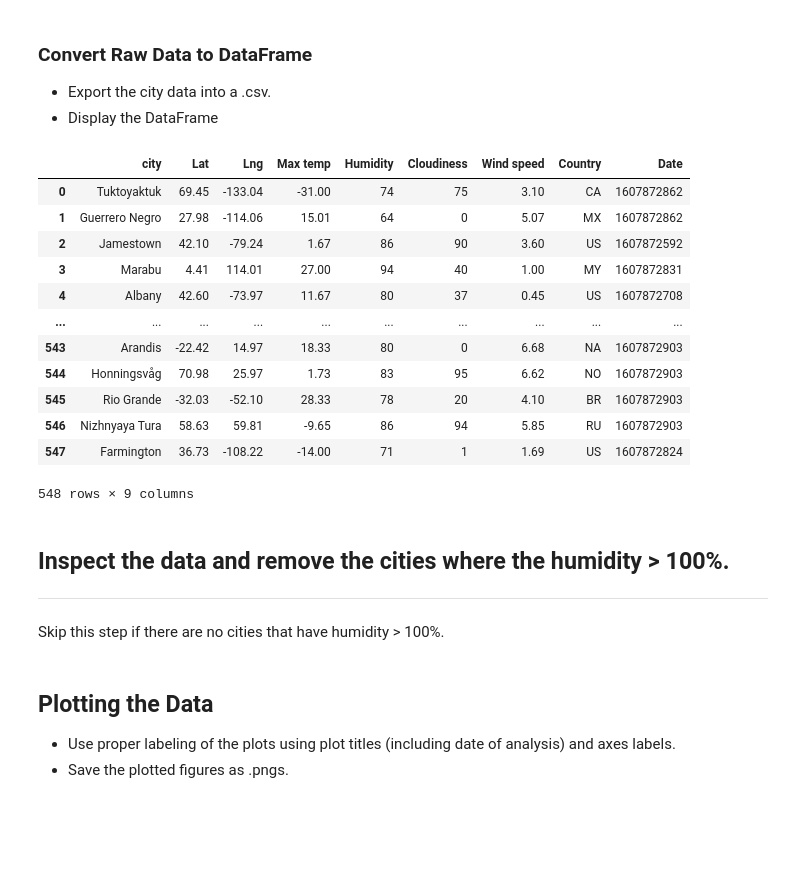
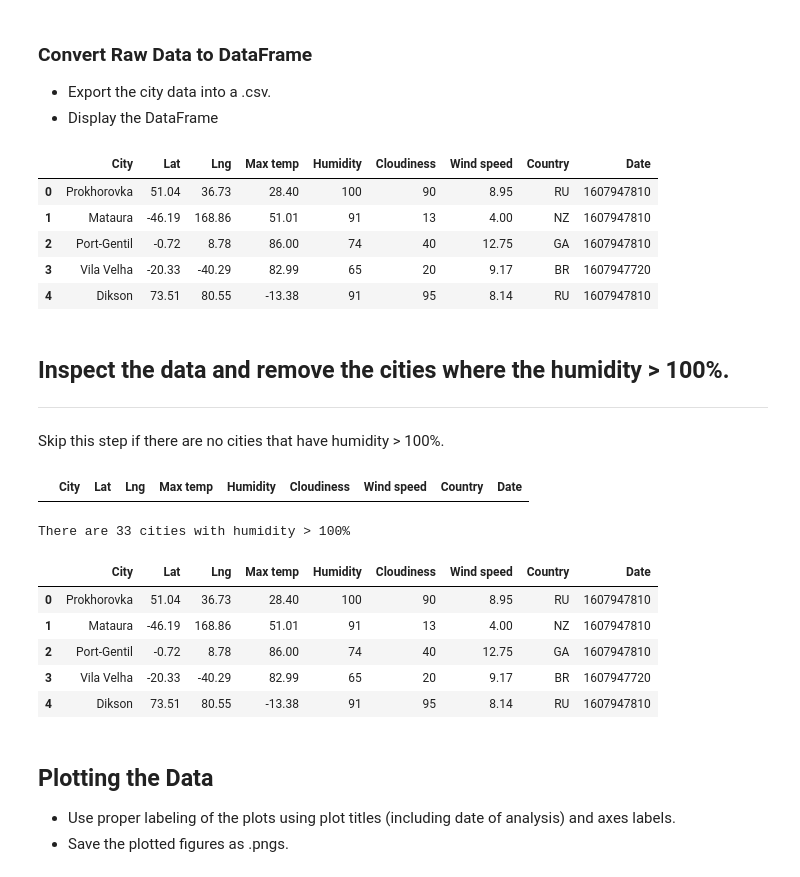
Before and after one commit to skunnath2020/python-api-challenge, a Jupyter notebook: WeatherPy/WeatherPy.ipynb, the cells around one changed output. Cells and saved outputs as stored; diff of their text form; code cells hidden in the pictures; blank space fills up the shorter version.

```diff
--- a/WeatherPy/WeatherPy.ipynb
+++ b/WeatherPy/WeatherPy.ipynb
@@ -14,10 +14,9 @@ from api_keys import weather_api_key
 from citipy import citipy
 
 # Output File (CSV)
-output_data_file = "..output_data/cities.csv"
+output_data_file = "../output_data/cities.csv"
 
 
 # Range of latitudes and longitudes
 lat_range = (-90, 90)
 lng_range = (-180, 180)
-weather_api_key
@@ -108,7 +105,7 @@ Processing Record 630: Svobodnyy
 Processing Record 631: Jacareacanga
 # %%
 weather_dict = {
-    "city": name,
+    "City": name,
     "Lat": lat,
     "Lng" : lng,
     "Max temp": max_temp,
@@ -125,33 +122,44 @@ weather_dict = {
 # %%
 # city="grand gaube"
 # unit="metric"
 # query_url = f"{url}appid={weather_api_key}&units={unit}&q="
 # test = response=requests.get(query_url + city).json()
 weather_data = pd.DataFrame(weather_dict)
-weather_data
+weather_data.to_csv(output_data_file)
+weather_data.head()
 # %% [output]
-|  | city | Lat | Lng | Max temp | Humidity | Cloudiness | Wind speed | Country | Date |
-| 0 | Tuktoyaktuk | 69.45 | -133.04 | -31.00 | 74 | 75 | 3.10 | CA | 1607872862 |
-| 1 | Guerrero Negro | 27.98 | -114.06 | 15.01 | 64 | 0 | 5.07 | MX | 1607872862 |
-| 2 | Jamestown | 42.10 | -79.24 | 1.67 | 86 | 90 | 3.60 | US | 1607872592 |
-| 3 | Marabu | 4.41 | 114.01 | 27.00 | 94 | 40 | 1.00 | MY | 1607872831 |
-| 4 | Albany | 42.60 | -73.97 | 11.67 | 80 | 37 | 0.45 | US | 1607872708 |
-| ... | ... | ... | ... | ... | ... | ... | ... | ... | ... |
-| 543 | Arandis | -22.42 | 14.97 | 18.33 | 80 | 0 | 6.68 | NA | 1607872903 |
-| 544 | Honningsvåg | 70.98 | 25.97 | 1.73 | 83 | 95 | 6.62 | NO | 1607872903 |
-| 545 | Rio Grande | -32.03 | -52.10 | 28.33 | 78 | 20 | 4.10 | BR | 1607872903 |
-| 546 | Nizhnyaya Tura | 58.63 | 59.81 | -9.65 | 86 | 94 | 5.85 | RU | 1607872903 |
-| 547 | Farmington | 36.73 | -108.22 | -14.00 | 71 | 1 | 1.69 | US | 1607872824 |
+|  | City | Lat | Lng | Max temp | Humidity | Cloudiness | Wind speed | Country | Date |
+| 0 | Prokhorovka | 51.04 | 36.73 | 28.40 | 100 | 90 | 8.95 | RU | 1607947810 |
+| 1 | Mataura | -46.19 | 168.86 | 51.01 | 91 | 13 | 4.00 | NZ | 1607947810 |
+| 2 | Port-Gentil | -0.72 | 8.78 | 86.00 | 74 | 40 | 12.75 | GA | 1607947810 |
+| 3 | Vila Velha | -20.33 | -40.29 | 82.99 | 65 | 20 | 9.17 | BR | 1607947720 |
+| 4 | Dikson | 73.51 | 80.55 | -13.38 | 91 | 95 | 8.14 | RU | 1607947810 |
-548 rows × 9 columns
 # %% [markdown]
 ## Inspect the data and remove the cities where the humidity > 100%.
 ----
 Skip this step if there are no cities that have humidity > 100%.
 # %%
 #  Get the indices of cities that have humidity over 100%.
+humid_cities=[]
+humid_cities=weather_data.loc[weather_data["Humidity"]>100, :]
+humid_cities
+# %% [output]
+|  | City | Lat | Lng | Max temp | Humidity | Cloudiness | Wind speed | Country | Date |
 # %%
 # Make a new DataFrame equal to the city data to drop all humidity outliers by index.
 # Passing "inplace=False" will make a copy of the city_data DataFrame, which we call "clean_city_data".
+clean_city_data = weather_data.loc[weather_data["Humidity"]<=100, :]
+num=len(weather_data)-len(clean_data)
+print(f'There are {num} cities with humidity > 100%')
+clean_city_data.head()
+# %% [output]
+There are 33 cities with humidity > 100%
+|  | City | Lat | Lng | Max temp | Humidity | Cloudiness | Wind speed | Country | Date |
+| 0 | Prokhorovka | 51.04 | 36.73 | 28.40 | 100 | 90 | 8.95 | RU | 1607947810 |
+| 1 | Mataura | -46.19 | 168.86 | 51.01 | 91 | 13 | 4.00 | NZ | 1607947810 |
+| 2 | Port-Gentil | -0.72 | 8.78 | 86.00 | 74 | 40 | 12.75 | GA | 1607947810 |
+| 3 | Vila Velha | -20.33 | -40.29 | 82.99 | 65 | 20 | 9.17 | BR | 1607947720 |
+| 4 | Dikson | 73.51 | 80.55 | -13.38 | 91 | 95 | 8.14 | RU | 1607947810 |
 # %% [markdown]
 ## Plotting the Data
 * Use proper labeling of the plots using plot titles (including date of analysis) and axes labels.
```
Also changed, not shown: parts of 6 cells of this notebook.
